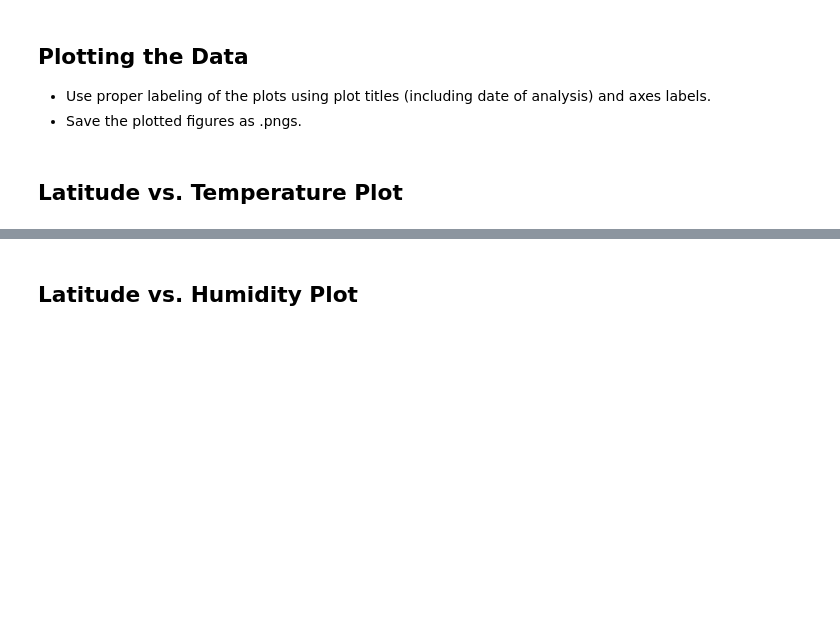
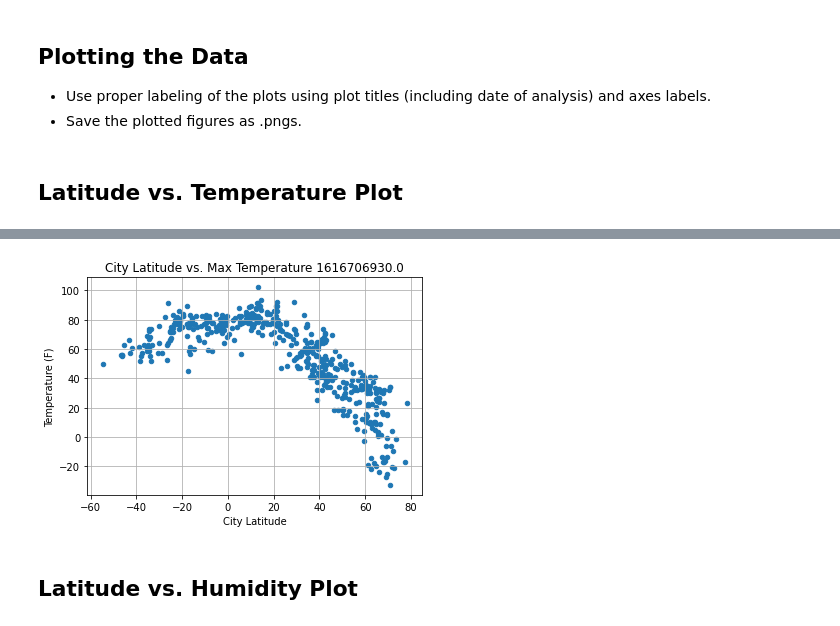
Before and after one commit to sieiden/python_api_challenge, a Jupyter notebook: WeatherPy .ipynb, the cells around one changed output, grey strips where cells are left out. Drawn from its saved outputs; the diff is of its cells as text; code cells hidden in the pictures; blank space fills up the shorter version.

Commit message:
found all scatter plots. still need to fix date

```diff
--- a/WeatherPy .ipynb
+++ b/WeatherPy .ipynb
@@ -192,2 +195,12 @@ Int64Index([], dtype='int64')
+# %%
+# Generate a scatter plot of city latitude vs. city temperature
+date = clean_city_data["Date"][0]
+scatter_df = pd.DataFrame({"City Latitude":clean_city_data["Lat"],
+                          "Temperature (F)": clean_city_data["Max Temp"]})
+scatter_df.plot(kind = "scatter", x = "City Latitude", y = "Temperature (F)",grid = True);
+
+plt.title(f"City Latitude vs. Max Temperature {date}");
+# %% [output]
+[figure, added]
 # %% [markdown]
 ## Latitude vs. Humidity Plot
```
Also changed, not shown: parts of 12 cells of this notebook.
